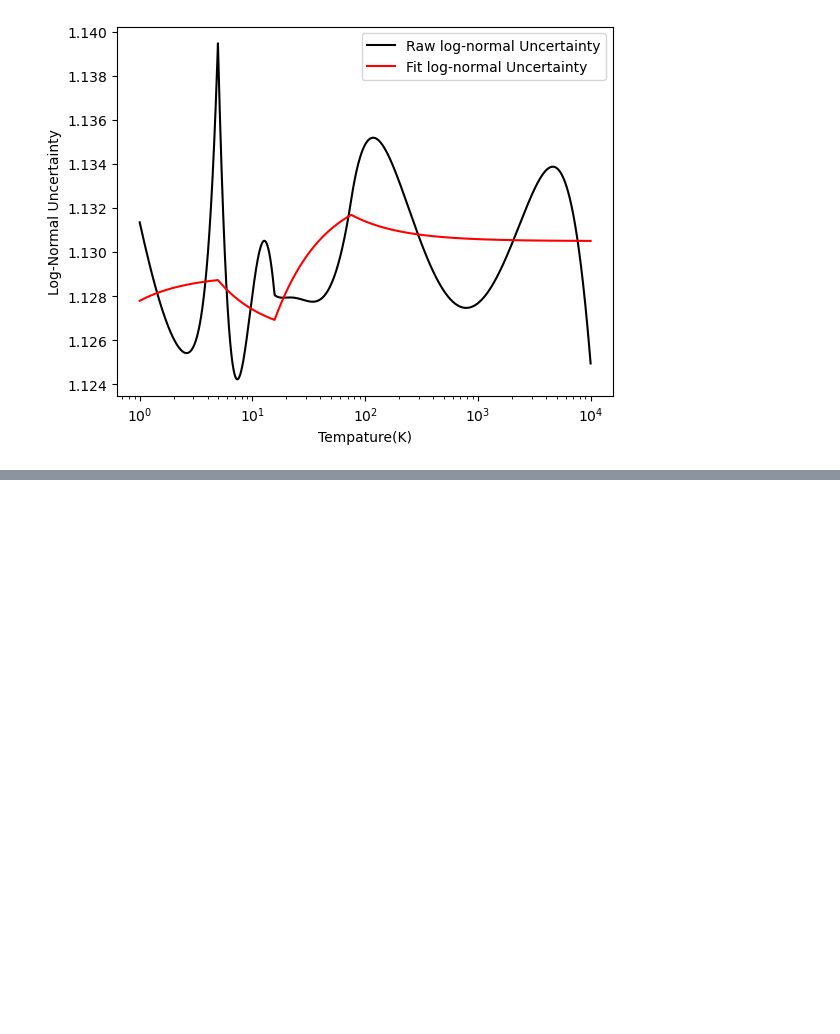
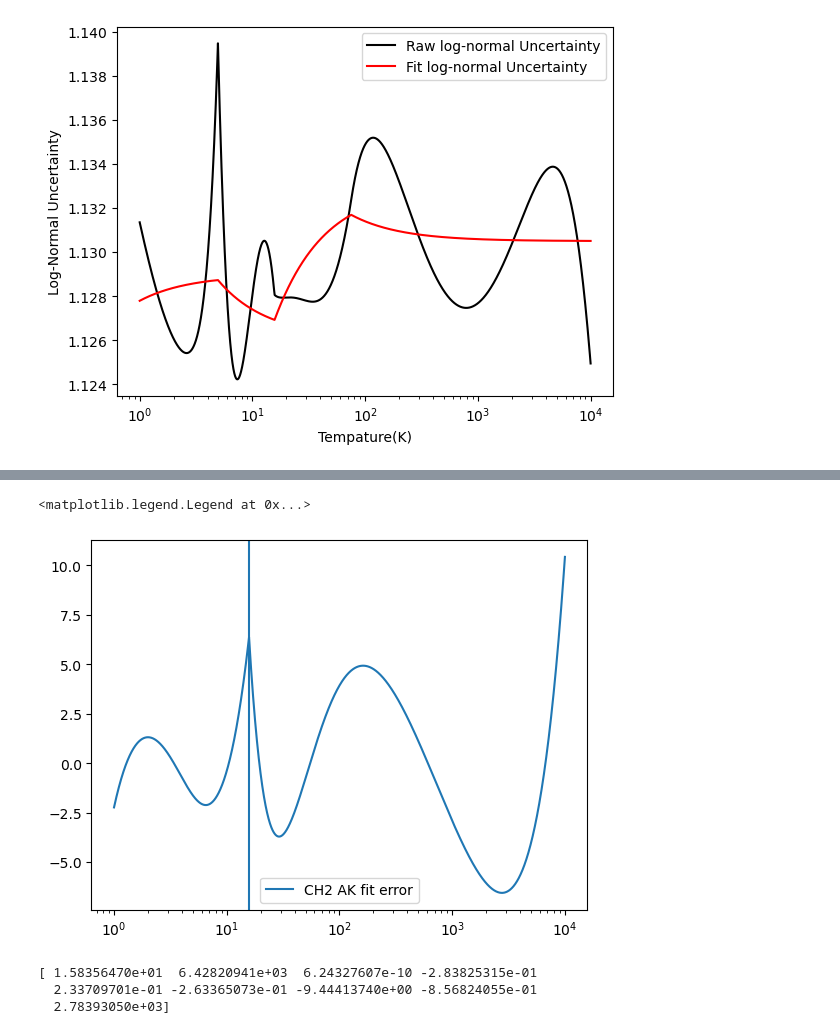
Before and after one commit to wostling/SavinGroup, a Jupyter notebook: Corrected_Fits.ipynb, the cells around one changed output, grey strips where cells are left out. Saved outputs shown, nothing was run; the diff lists cells and outputs as text; code cells hidden in the pictures; blank space fills up the shorter version.

```diff
--- a/Corrected_Fits.ipynb
+++ b/Corrected_Fits.ipynb
@@ -365,0 +409,18 @@ plt.legend()
+# %%
+plt.plot(temps, CH2_2_AK_error, label = "CH2 AK fit error")
+plt.axvline(1.57683754e+01)
+plt.xscale("log")
+plt.legend()
+# %% [output]
+<matplotlib.legend.Legend at 0x...>
+[figure, added]
+# %%
+guess = (1.58462469e+01,  1e2,  6.24066453e-10, -2.83937667e-01,
+  2.33963649e-01, -2.63269256e-01, -9.45453488e+00, 1e1,
+  1e3)
+poptCH2, pcovCH2 = optimize.curve_fit(AK_3_fit, temps, CH2_thermal,p0 = guess, method="lm", maxfev=10000, ftol = 1e-10)
+print(poptCH2)
+# %% [output]
+[ 1.58356470e+01  6.42820941e+03  6.24327607e-10 -2.83825315e-01
+  2.33709701e-01 -2.63365073e-01 -9.44413740e+00 -8.56824055e-01
+  2.78393050e+03]
```
Also changed, not shown: parts of 14 cells of this notebook.
